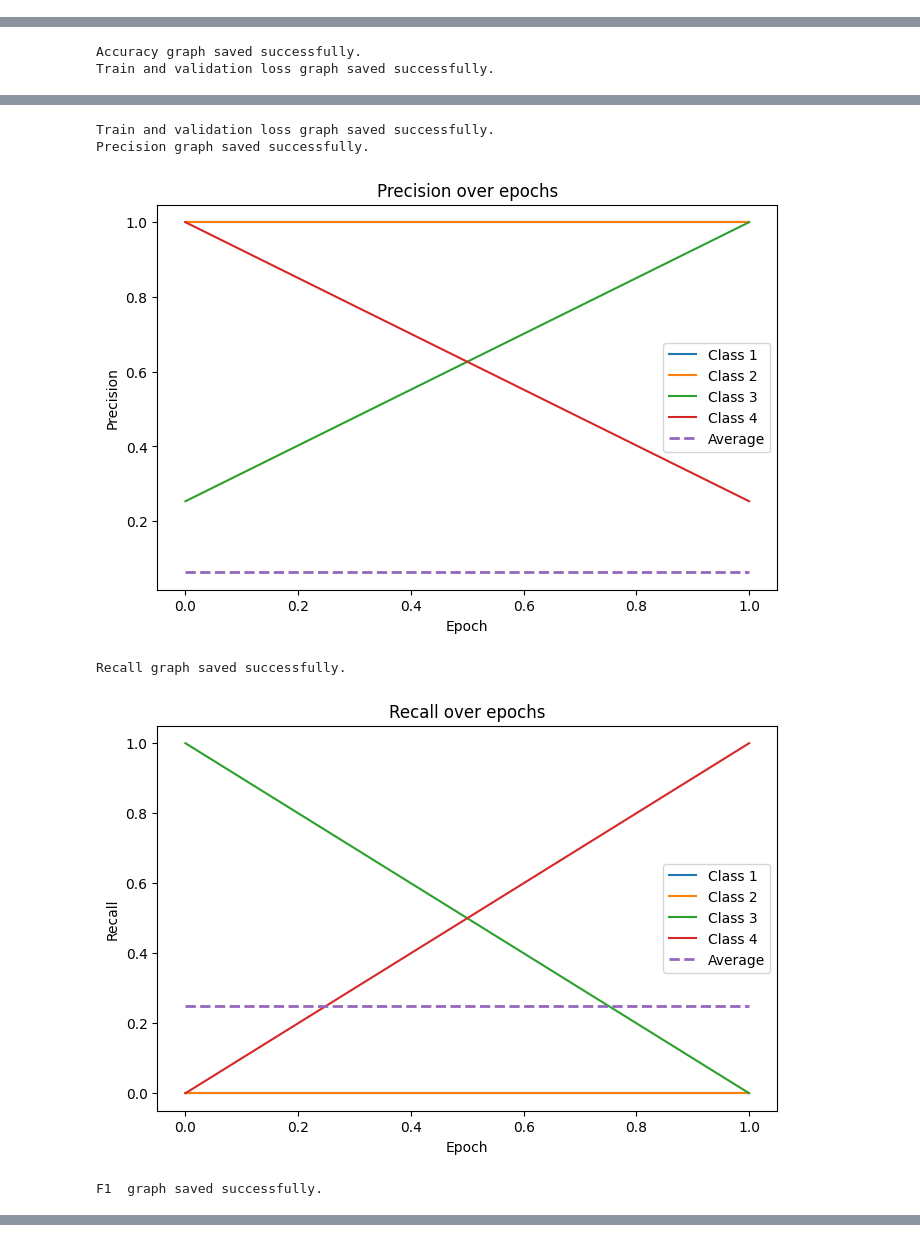
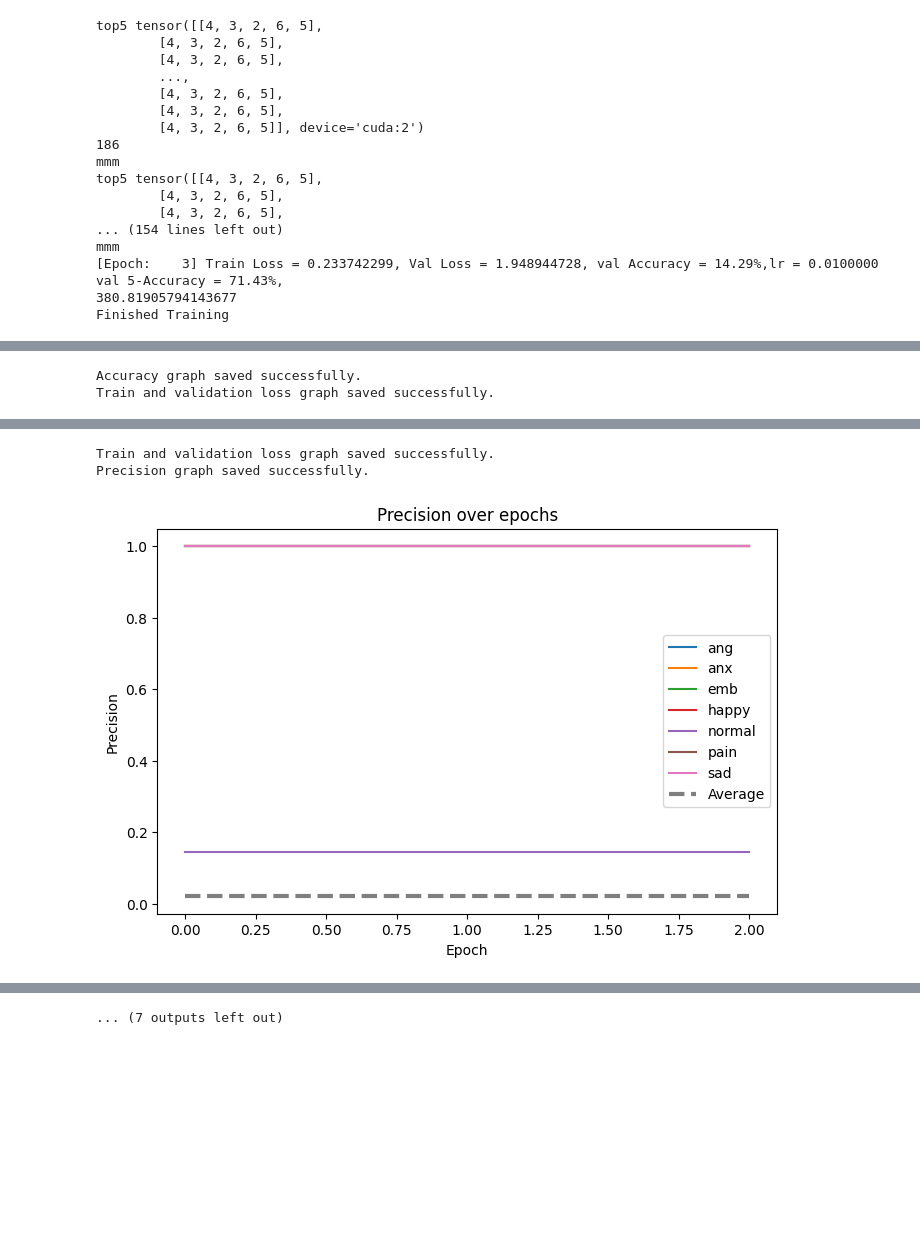
Before and after one commit to yuseongl/Imotion_Image, a Jupyter notebook: finetuing_test.ipynb, the cells around one changed output, grey strips where cells are left out. Cells and saved outputs as stored; diff of their text form; code cells hidden in the pictures; blank space fills up the shorter version.

```diff
--- a/finetuing_test.ipynb
+++ b/finetuing_test.ipynb
@@ -16,14 +16,14 @@ import copy
 import pandas as pd
 from dataset.myjson import myjson
 from dataset.emdata import emdata
-device = 'cuda:1' if torch.cuda.is_available() else 'cpu'
+device = 'cuda:2' if torch.cuda.is_available() else 'cpu'
 print(f'avaiable device : %s' % device)
+
 # for reproducibility
 torch.manual_seed(777)
 if device == 'cuda':
     torch.cuda.manual_seed_all(777)
 
-
-folder = "resnet50_pre"
-name = "resnet50_bs256_sz224_0001_real"
+folder = "test"
+name = "test"
 # %% [output]
@@ -37,10 +37,9 @@ from torch.optim.lr_scheduler import StepLR
 
 model = CNN_224().to(device)
 # model.load_state_dict(torch.load("CNN_224_bs256_0001.pth"))
-# model.load_state_dict(torch.load('model.pth'))
 
 lr = 0.01 # 바꿔봐야 하는 거 (하이퍼 파라미터)
-epochs = 2 # 바꿔봐야 하는 거 (하이퍼 파라미터)
+epochs = 3 # 바꿔봐야 하는 거 (하이퍼 파라미터)
 
 criterion = torch.nn.CrossEntropyLoss().to(device) # 고정
 optimizer = torch.optim.Adam(model.parameters(), lr=lr)
@@ -86,6 +89,8 @@ recalls = []
 c_f1s = []
 c_precisions = []
 c_recalls = []
+
+accuracies_top5 = []
 # %%
 from sklearn.metrics import precision_score, recall_score, f1_score
 
@@ -97,7 +102,7 @@ for epoch in range(epochs):
     model.train()  # Set model to training mode
     running_loss = 0.0
 
-    for i, data in enumerate(tqdm(trainloader)):
+    for i, data in enumerate(tqdm(valloader)):
         inputs, labels = data
         inputs = inputs.to(device)
         labels = labels.to(device)
@@ -122,8 +127,10 @@ for epoch in range(epochs):
     total = 0
 #######################################################
     all_labels = []
-    all_predictions = []
-
+    all_predictions = [] #### 정밀도 재현율 f1스코어 계산하기 위함
+###################################################
+    correct_top5 = 0 ######## top5 정확도
+######################################################
     with torch.no_grad():
         for data in valloader:
             inputs, labels = data
@@ -138,10 +145,19 @@ for epoch in range(epochs):
             total += labels.size(0)
             correct += (predicted == labels).sum().item()
             ############################################
+            #######정밀도 재현율 파트
             all_labels.extend(labels.cpu().numpy())
             all_predictions.extend(predicted.cpu().numpy())
+            #####################################
+            # Calculate Top-5 accuracy
+            _, top5_pred = outputs.topk(5, 1, True, True)
+            print("top5" , top5_pred)
+            top5_pred = top5_pred.t()
+            correct_top5 += top5_pred.eq(labels.view(1, -1).expand_as(top5_pred)).reshape(-1).sum().item()
+            print(correct_top5)
+            print("mmm")
+            ######################################################################
 
-            #####################################
     # Calculate accuracy
     accuracy = 100 * correct / total
     accuracies.append(accuracy)  # 정확도를 리스트에 추가
@@ -149,6 +165,9 @@ for epoch in range(epochs):
     val_loss = running_loss / len(valloader)
     val_losses.append(val_loss)
 
+    # Calculate Top-5 accuracy
+    accuracy_top5 = 100 * correct_top5 / total
+    accuracies_top5.append(accuracy_top5)  # Top-5 정확도를 리스트에 추가
 
     #######################################################
     precision = precision_score(all_labels, all_predictions , average=None,zero_division=1)
@@ -168,7 +187,7 @@ for epoch in range(epochs):
 
     x = scheduler.get_last_lr()[0]
     lr.append(x)
-    print('[Epoch: {:>4}] Train Loss = {:.9f}, Val Loss = {:.9f}, val Accuracy = {:.2f}%,lr = {:.7f}'.format(epoch + 1, train_loss, val_loss, accuracy,x))
+    print('[Epoch: {:>4}] Train Loss = {:.9f}, Val Loss = {:.9f}, val Accuracy = {:.2f}%,lr = {:.7f}  val 5-Accuracy = {:.2f}%,'.format(epoch + 1, train_loss, val_loss, accuracy,x, accuracy_top5))
 
 
 
@@ -192,0 +244,17 @@ Finished Training
+top5 tensor([[4, 3, 2, 6, 5],
+        [4, 3, 2, 6, 5],
+        [4, 3, 2, 6, 5],
+        ...,
+        [4, 3, 2, 6, 5],
+        [4, 3, 2, 6, 5],
+        [4, 3, 2, 6, 5]], device='cuda:2')
+186
+mmm
+top5 tensor([[4, 3, 2, 6, 5],
+        [4, 3, 2, 6, 5],
+        [4, 3, 2, 6, 5],
+... (154 lines left out)
+mmm
+[Epoch:    3] Train Loss = 0.233742299, Val Loss = 1.948944728, val Accuracy = 14.29%,lr = 0.0100000  val 5-Accuracy = 71.43%,
+380.81905794143677
+Finished Training
@@ -194,2 +262,2 @@ Finished Training
-Accuracy graph saved successfully.
-Train and validation loss graph saved successfully.
+Accuracy graph saved successfully.
+Train and validation loss graph saved successfully.
@@ -198,6 +266,3 @@ Train and validation loss graph saved successfully.
-Train and validation loss graph saved successfully.
-Precision graph saved successfully.
+Train and validation loss graph saved successfully.
+Precision graph saved successfully.
-[figure, old version]
+[figure, new version]
-Recall graph saved successfully.
-[figure, removed]
-F1  graph saved successfully.
@@ -205,3 +269,4 @@ F1  graph saved successfully.
+... (7 outputs left out)
 # %%
 
 # 모델 및 그래프 데이터 저장
```
Also changed, not shown: parts of 4 cells of this notebook, 6 other files.
